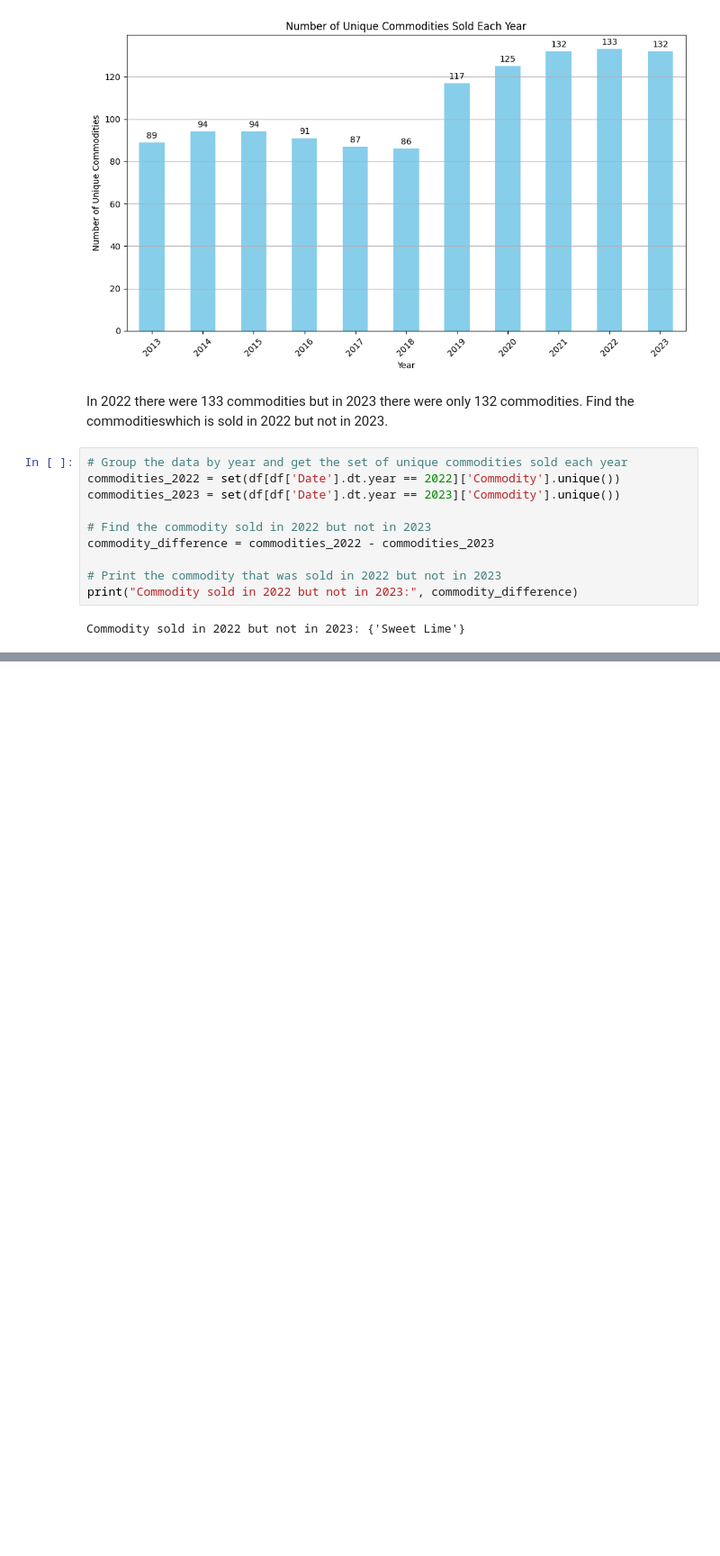
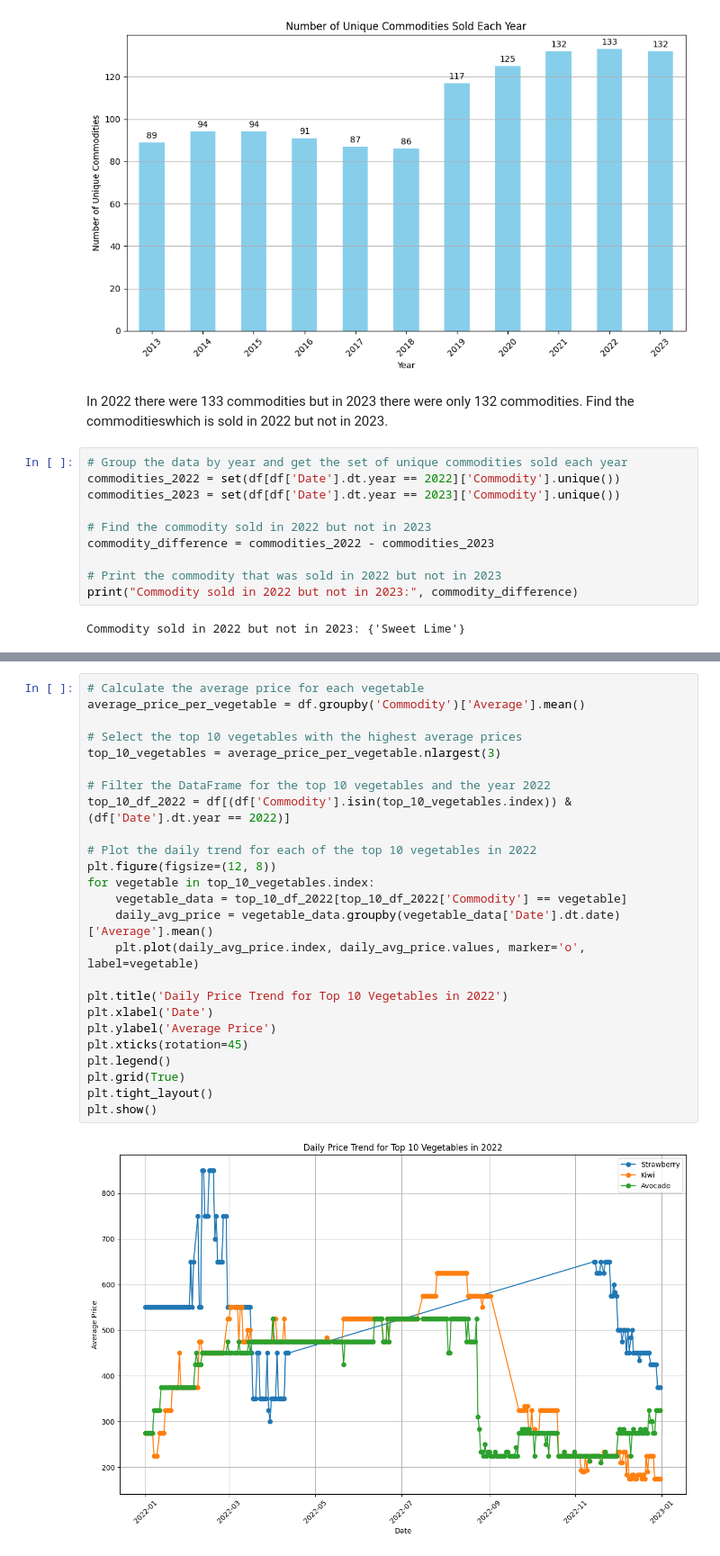
Before and after one commit to Rk-Pudasaini/Data_Analysis, a Jupyter notebook: Kalimati_tarkari_price_analysis.ipynb, the cells around one changed output, grey strips where cells are left out. Shown: that part at 90% size. Cells and saved outputs as stored; diff of their text form; blank space fills up the shorter version.

```diff
--- a/Kalimati_tarkari_price_analysis.ipynb
+++ b/Kalimati_tarkari_price_analysis.ipynb
@@ -136,0 +222,27 @@ Commodity sold in 2022 but not in 2023: {'Sweet Lime'}
+# %%
+# Calculate the average price for each vegetable
+average_price_per_vegetable = df.groupby('Commodity')['Average'].mean()
+
+# Select the top 10 vegetables with the highest average prices
+top_10_vegetables = average_price_per_vegetable.nlargest(3)
+
+# Filter the DataFrame for the top 10 vegetables and the year 2022
+top_10_df_2022 = df[(df['Commodity'].isin(top_10_vegetables.index)) & (df['Date'].dt.year == 2022)]
+
+# Plot the daily trend for each of the top 10 vegetables in 2022
+plt.figure(figsize=(12, 8))
+for vegetable in top_10_vegetables.index:
+    vegetable_data = top_10_df_2022[top_10_df_2022['Commodity'] == vegetable]
+    daily_avg_price = vegetable_data.groupby(vegetable_data['Date'].dt.date)['Average'].mean()
+    plt.plot(daily_avg_price.index, daily_avg_price.values, marker='o', label=vegetable)
+
+plt.title('Daily Price Trend for Top 10 Vegetables in 2022')
+plt.xlabel('Date')
+plt.ylabel('Average Price')
+plt.xticks(rotation=45)
+plt.legend()
+plt.grid(True)
+plt.tight_layout()
+plt.show()
+# %% [output]
+[figure, added]
```
Also changed, not shown: parts of 11 cells of this notebook.
